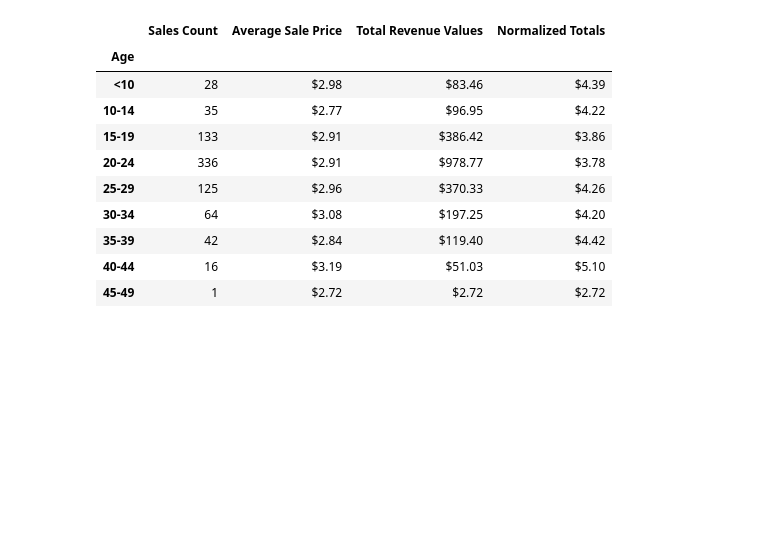
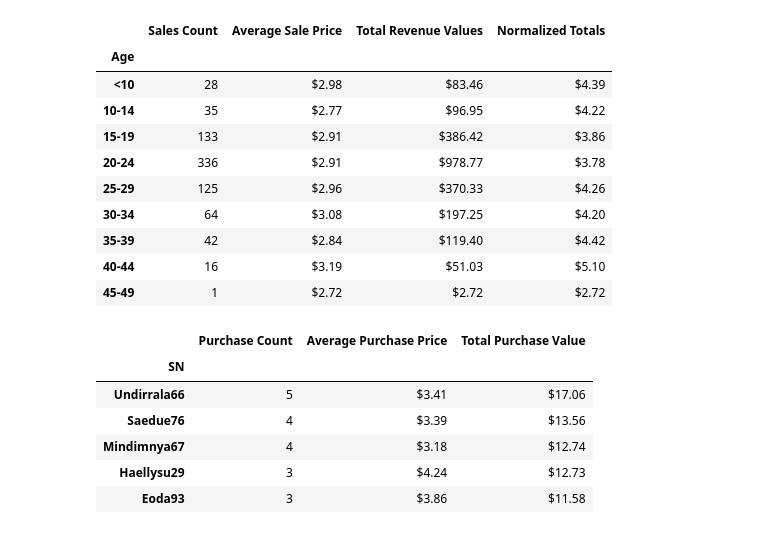
Before and after one commit to BLKOPL/RPG-Panda, a Jupyter notebook: panda_summoner.ipynb, the cells around one changed output. Cells and saved outputs as stored; diff of their text form; code cells hidden in the pictures; blank space fills up the shorter version.

```diff
--- a/Untitled.ipynb
+++ b/panda_summoner.ipynb
@@ -157,3 +158,32 @@ age_sales_analysis.style.format({"Average Sale Price": "${:.2f}", "Total Revenue
 | 35-39 | 42 | $2.84 | $119.40 | $4.42 |
 | 40-44 | 16 | $3.19 | $51.03 | $5.10 |
 | 45-49 | 1 | $2.72 | $2.72 | $2.72 |
+# %%
+#grab series of highest total sales revenue for all users
+sn_total_purchase = df.groupby('SN')['Price'].sum().to_frame()
+#grab series of highest total sales count for all user
+sn_purchase_count = df.groupby('SN')['Price'].count().to_frame()
+#grab series of highest total avg purchase price for all user
+sn_purchase_avg = df.groupby('SN')['Price'].mean().to_frame()
+
+#change names and generate column for total purchase value
+sn_total_purchase.columns=["Total Purchase Value"]
+join_one = sn_total_purchase.join(sn_purchase_count, how="left")
+join_one.columns=["Total Purchase Value", "Purchase Count"]
+
+#merge all value columns
+join_two = join_one.join(sn_purchase_avg, how="inner")
+join_two.columns=["Total Purchase Value", "Purchase Count", "Average Purchase Price"]
+
+#generate top 5 spenders and format data...
+top_spenders_df = join_two[["Purchase Count", "Average Purchase Price", "Total Purchase Value"]]
+top_spenders_final = top_spenders_df.sort_values('Total Purchase Value', ascending=False).head()
+top_spenders_final.style.format({"Average Purchase Price": "${:.2f}", "Total Purchase Value": "${:.2f}"})
+# %% [output]
+|  | Purchase Count | Average Purchase Price | Total Purchase Value |
+| SN |  |  |  |
+| Undirrala66 | 5 | $3.41 | $17.06 |
+| Saedue76 | 4 | $3.39 | $13.56 |
+| Mindimnya67 | 4 | $3.18 | $12.74 |
+| Haellysu29 | 3 | $4.24 | $12.73 |
+| Eoda93 | 3 | $3.86 | $11.58 |
```
Also changed, not shown: parts of 3 cells of this notebook.
